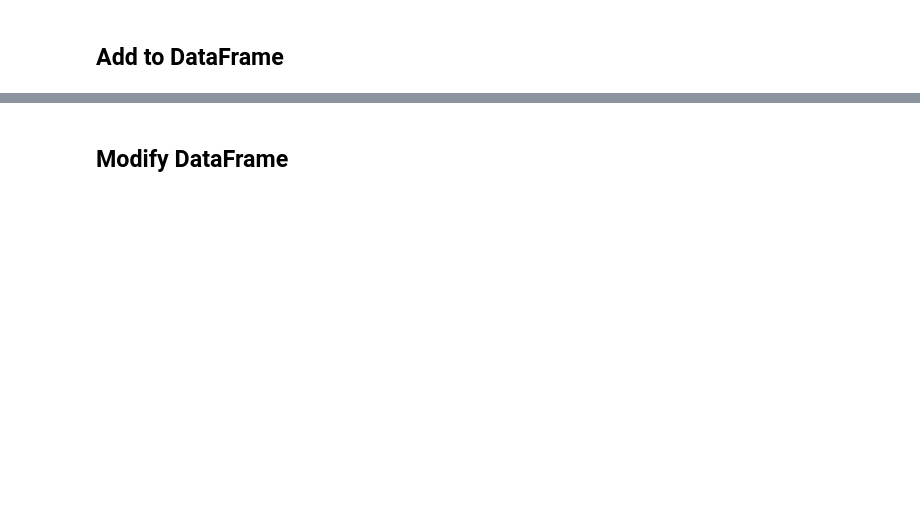
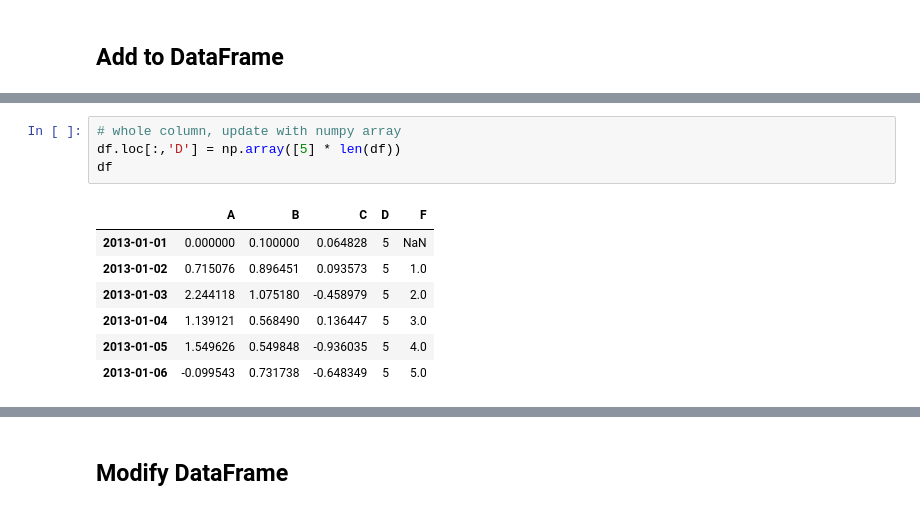
Before and after one commit to MarkHallett/-CoLab, a Jupyter notebook: Pandas.ipynb, the cells around one changed output, grey strips where cells are left out. Drawn from its saved outputs; the diff is of its cells as text; blank space fills up the shorter version.

```diff
--- a/Pandas.ipynb
+++ b/Pandas.ipynb
@@ -77,0 +158,12 @@ df
+# %%
+# whole column, update with numpy array
+df.loc[:,'D'] = np.array([5] * len(df))
+df
+# %% [output]
+|  | A | B | C | D | F |
+| 2013-01-01 | 0.000000 | 0.100000 | 0.064828 | 5 | NaN |
+| 2013-01-02 | 0.715076 | 0.896451 | 0.093573 | 5 | 1.0 |
+| 2013-01-03 | 2.244118 | 1.075180 | -0.458979 | 5 | 2.0 |
+| 2013-01-04 | 1.139121 | 0.568490 | 0.136447 | 5 | 3.0 |
+| 2013-01-05 | 1.549626 | 0.549848 | -0.936035 | 5 | 4.0 |
+| 2013-01-06 | -0.099543 | 0.731738 | -0.648349 | 5 | 5.0 |
```
Also changed, not shown: parts of 28 cells of this notebook.
